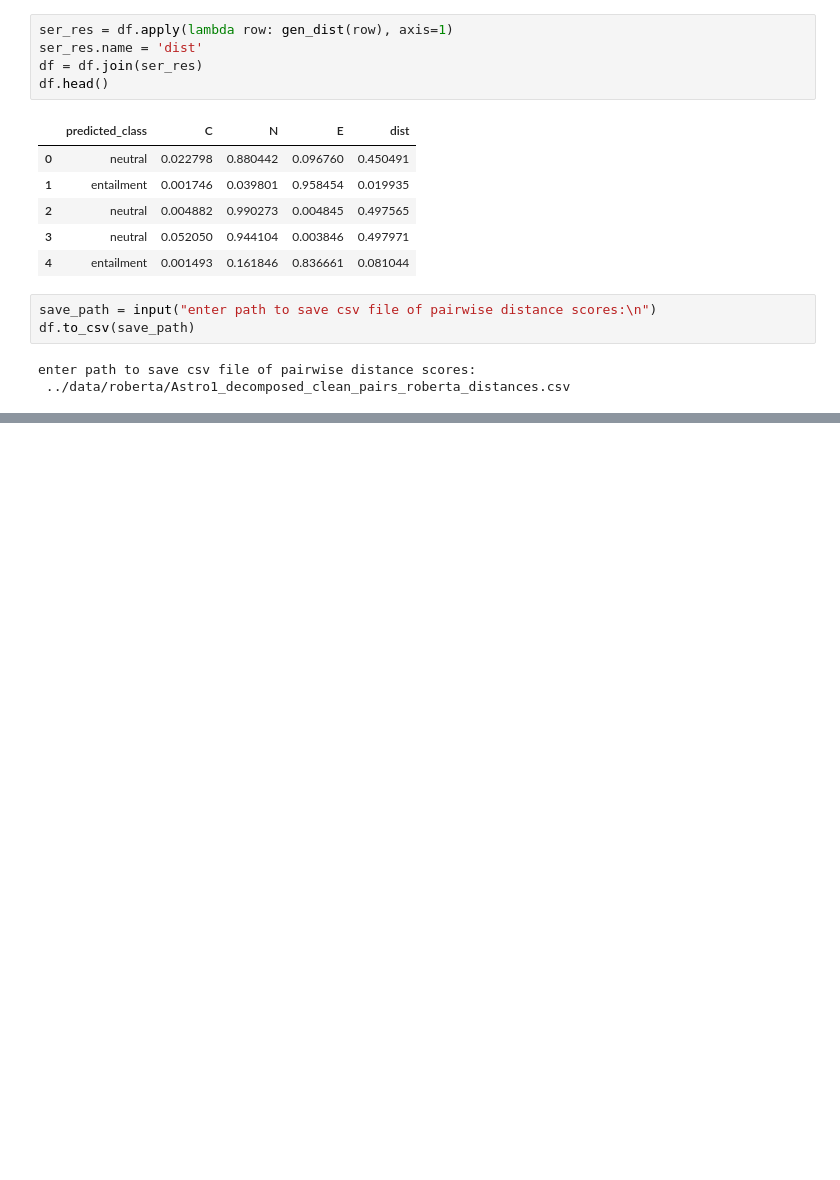
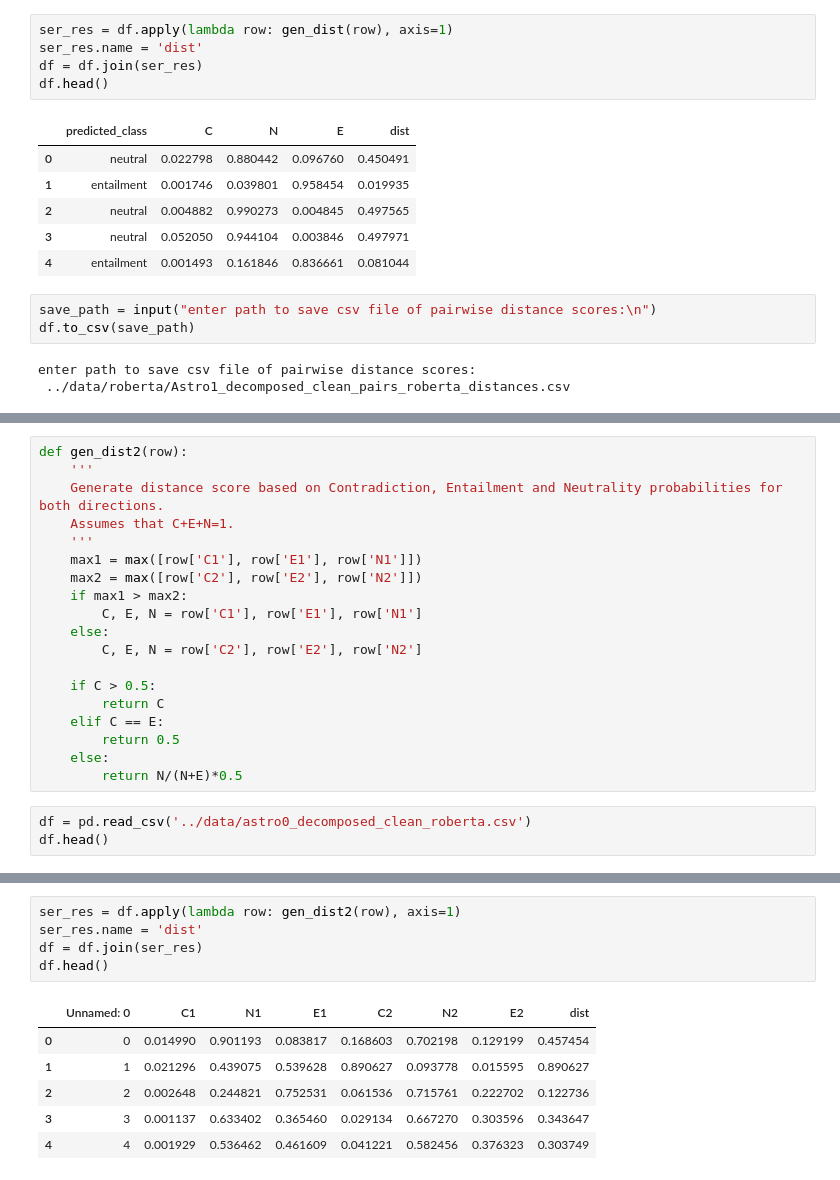
Before and after one commit to llmhyy/comments_summarization, a Jupyter notebook: src/pre-cluster.ipynb, the cells around one changed output, grey strips where cells are left out. Drawn from its saved outputs; the diff is of its cells as text; blank space fills up the shorter version.

```diff
--- a/src/pre-cluster.ipynb
+++ b/src/pre-cluster.ipynb
@@ -86,0 +89,22 @@ enter path to save csv file of pairwise distance scores:
+# %%
+def gen_dist2(row):
+    '''
+    Generate distance score based on Contradiction, Entailment and Neutrality probabilities for both directions.
+    Assumes that C+E+N=1.
+    '''
+    max1 = max([row['C1'], row['E1'], row['N1']])
+    max2 = max([row['C2'], row['E2'], row['N2']])
+    if max1 > max2:
+        C, E, N = row['C1'], row['E1'], row['N1']
+    else:
+        C, E, N = row['C2'], row['E2'], row['N2']
+
+    if C > 0.5:
+        return C
+    elif C == E:
+        return 0.5
+    else:
+        return N/(N+E)*0.5
+# %%
+df = pd.read_csv('../data/astro0_decomposed_clean_roberta.csv')
+df.head()
@@ -86,0 +118,12 @@ enter path to save csv file of pairwise distance scores:
+# %%
+ser_res = df.apply(lambda row: gen_dist2(row), axis=1)
+ser_res.name = 'dist'
+df = df.join(ser_res)
+df.head()
+# %% [output]
+|  | Unnamed: 0 | C1 | N1 | E1 | C2 | N2 | E2 | dist |
+| 0 | 0 | 0.014990 | 0.901193 | 0.083817 | 0.168603 | 0.702198 | 0.129199 | 0.457454 |
+| 1 | 1 | 0.021296 | 0.439075 | 0.539628 | 0.890627 | 0.093778 | 0.015595 | 0.890627 |
+| 2 | 2 | 0.002648 | 0.244821 | 0.752531 | 0.061536 | 0.715761 | 0.222702 | 0.122736 |
+| 3 | 3 | 0.001137 | 0.633402 | 0.365460 | 0.029134 | 0.667270 | 0.303596 | 0.343647 |
+| 4 | 4 | 0.001929 | 0.536462 | 0.461609 | 0.041221 | 0.582456 | 0.376323 | 0.303749 |
```
Also changed, not shown: parts of 18 cells of this notebook, 3 other files.
